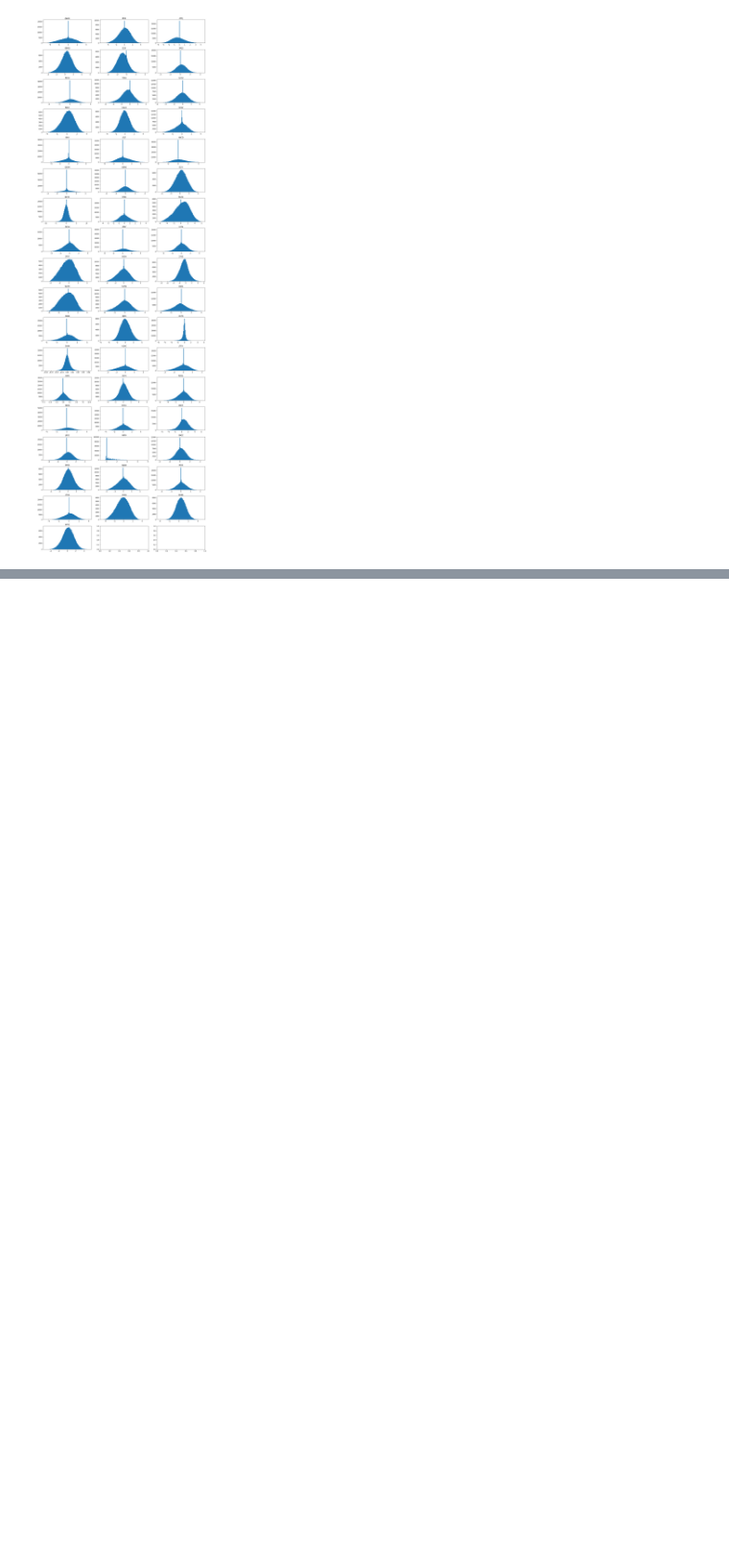
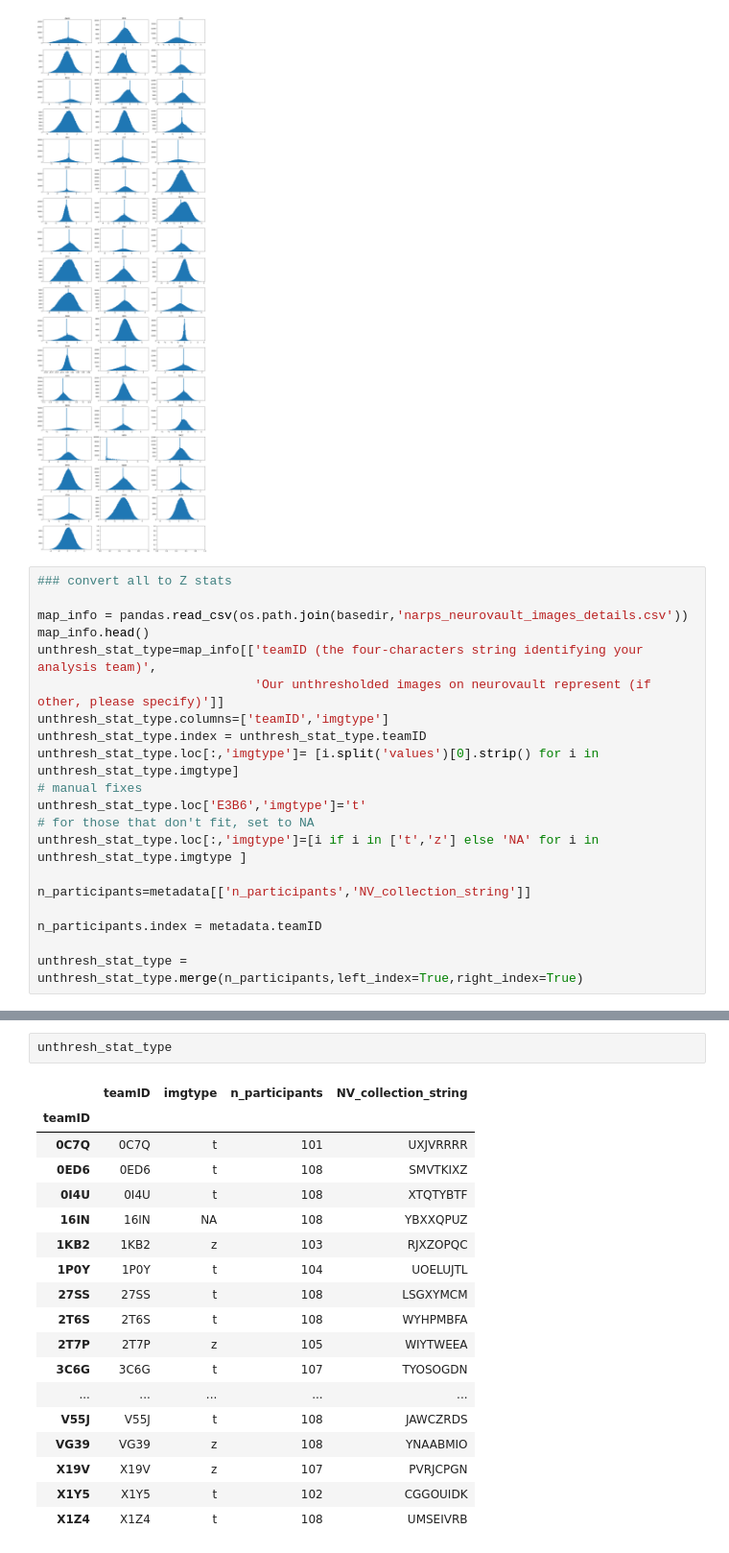
Before and after one commit to poldrack/narps, a Jupyter notebook: analysis/PrepareMaps.ipynb, the cells around one changed output, grey strips where cells are left out. Shown at 96% size. Drawn from its saved outputs; the diff is of its cells as text; blank space fills up the shorter version.

```diff
--- a/analysis/PrepareMaps.ipynb
+++ b/analysis/PrepareMaps.ipynb
@@ -675,3 +680,23 @@ making figure for hyp 9
 [figure]
 [figure]
 [figure]
+# %%
+### convert all to Z stats
+
+map_info = pandas.read_csv(os.path.join(basedir,'narps_neurovault_images_details.csv'))
+map_info.head()
+unthresh_stat_type=map_info[['teamID (the four-characters string identifying your analysis team)',
+                             'Our unthresholded images on neurovault represent (if other, please specify)']]
+unthresh_stat_type.columns=['teamID','imgtype']
+unthresh_stat_type.index = unthresh_stat_type.teamID
+unthresh_stat_type.loc[:,'imgtype']= [i.split('values')[0].strip() for i in unthresh_stat_type.imgtype]
+# manual fixes
+unthresh_stat_type.loc['E3B6','imgtype']='t'
+# for those that don't fit, set to NA
+unthresh_stat_type.loc[:,'imgtype']=[i if i in ['t','z'] else 'NA' for i in unthresh_stat_type.imgtype ]
+
+n_participants=metadata[['n_participants','NV_collection_string']]
+
+n_participants.index = metadata.teamID
+
+unthresh_stat_type = unthresh_stat_type.merge(n_participants,left_index=True,right_index=True)
@@ -677,0 +755,21 @@ making figure for hyp 9
+# %%
+unthresh_stat_type
+# %% [output]
+|  | teamID | imgtype | n_participants | NV_collection_string |
+| teamID |  |  |  |  |
+| 0C7Q | 0C7Q | t | 101 | UXJVRRRR |
+| 0ED6 | 0ED6 | t | 108 | SMVTKIXZ |
+| 0I4U | 0I4U | t | 108 | XTQTYBTF |
+| 16IN | 16IN | NA | 108 | YBXXQPUZ |
+| 1KB2 | 1KB2 | z | 103 | RJXZOPQC |
+| 1P0Y | 1P0Y | t | 104 | UOELUJTL |
+| 27SS | 27SS | t | 108 | LSGXYMCM |
+| 2T6S | 2T6S | t | 108 | WYHPMBFA |
+| 2T7P | 2T7P | z | 105 | WIYTWEEA |
+| 3C6G | 3C6G | t | 107 | TYOSOGDN |
+| ... | ... | ... | ... | ... |
+| V55J | V55J | t | 108 | JAWCZRDS |
+| VG39 | VG39 | z | 108 | YNAABMIO |
+| X19V | X19V | z | 107 | PVRJCPGN |
+| X1Y5 | X1Y5 | t | 102 | CGGOUIDK |
+| X1Z4 | X1Z4 | t | 108 | UMSEIVRB |
```
Also changed, not shown: parts of 11 cells of this notebook.
